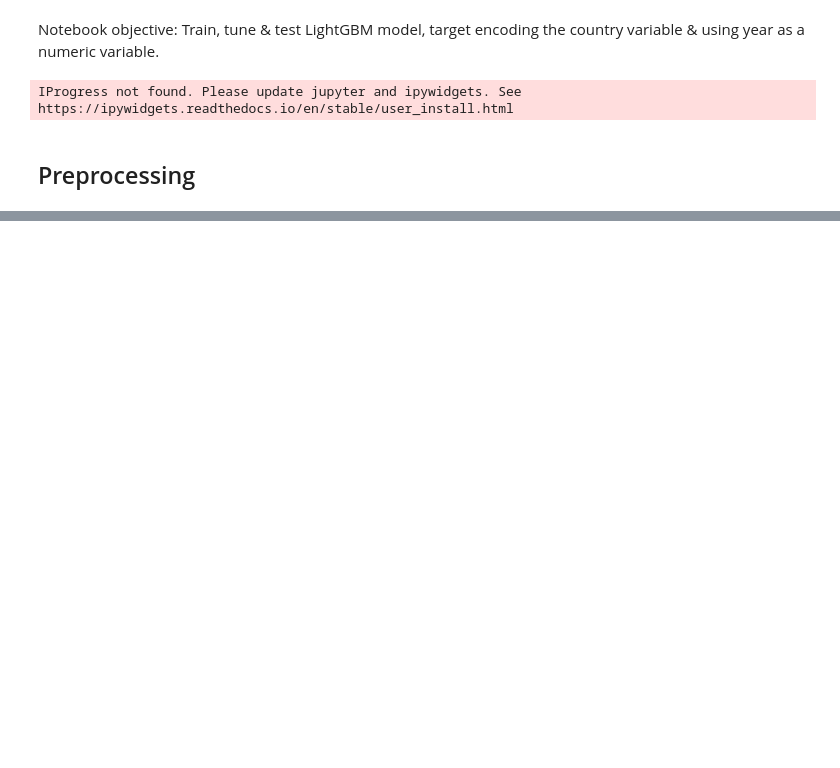
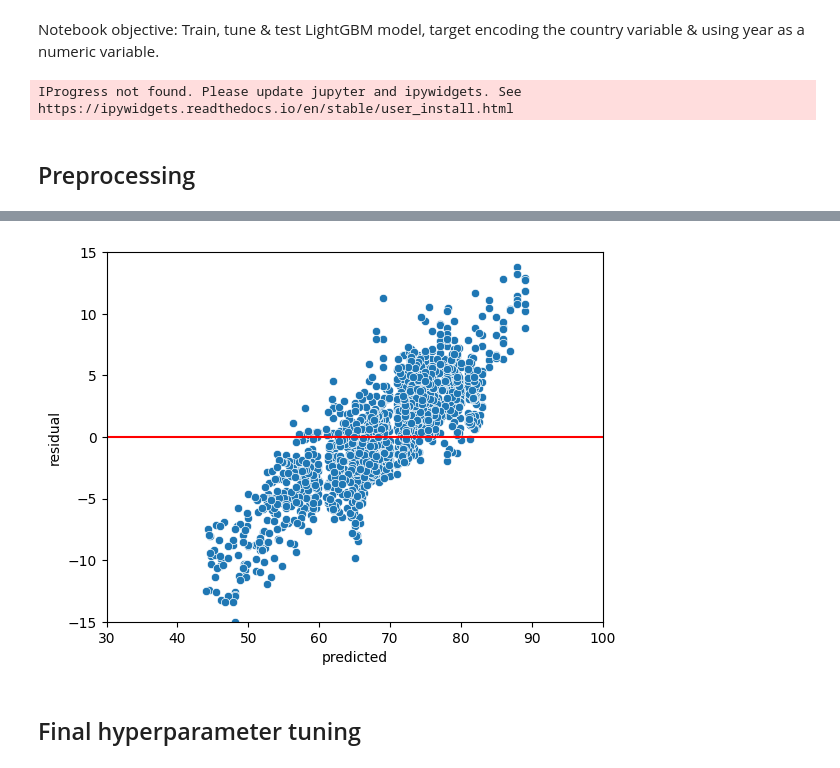
Before and after one commit to AhmetZamanis/PanelLifeExpectancy, a Jupyter notebook: 2.0_LGBM.ipynb, the cells around one changed output, grey strips where cells are left out. Drawn from its saved outputs; the diff is of its cells as text; code cells hidden in the pictures; blank space fills up the shorter version.

```diff
--- a/2.0_LGBM.ipynb
+++ b/2.0_LGBM.ipynb
@@ -63,3 +233,18 @@ encoder = TargetEncoder(cols = "country")
+# %%
+# Predicted vs residual
+_ = sns.scatterplot(
+    x = np.concatenate(test_list).ravel(),
+    y = np.concatenate(resids_list).ravel()
+)
+_ = plt.plot([30, 100], [0, 0], c = "red")
+_ = plt.xlim(30, 100)
+_ = plt.ylim(-15, 15)
+_ = plt.xlabel("predicted")
+_ = plt.ylabel("residual")
+# %% [output]
+[figure, new version]
+# %% [markdown]
+## Final hyperparameter tuning
 # %%
 # Objective function
 def objective_lgbm(trial):
```
Also changed, not shown: parts of 26 cells of this notebook.
